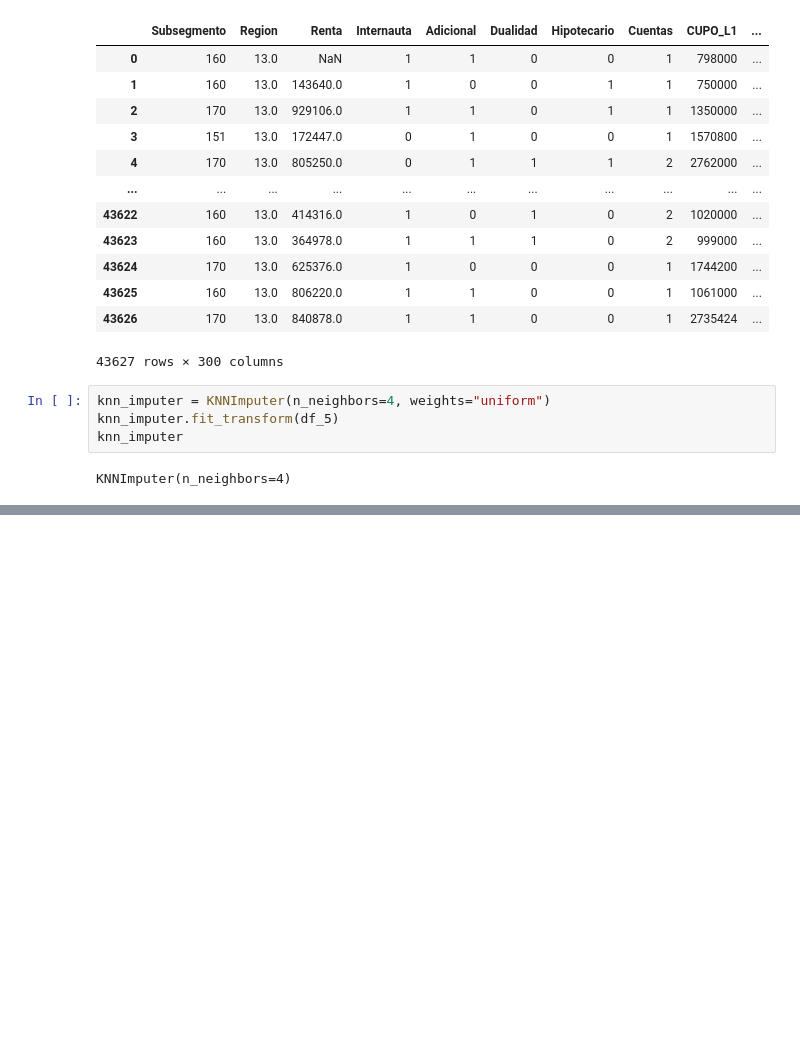
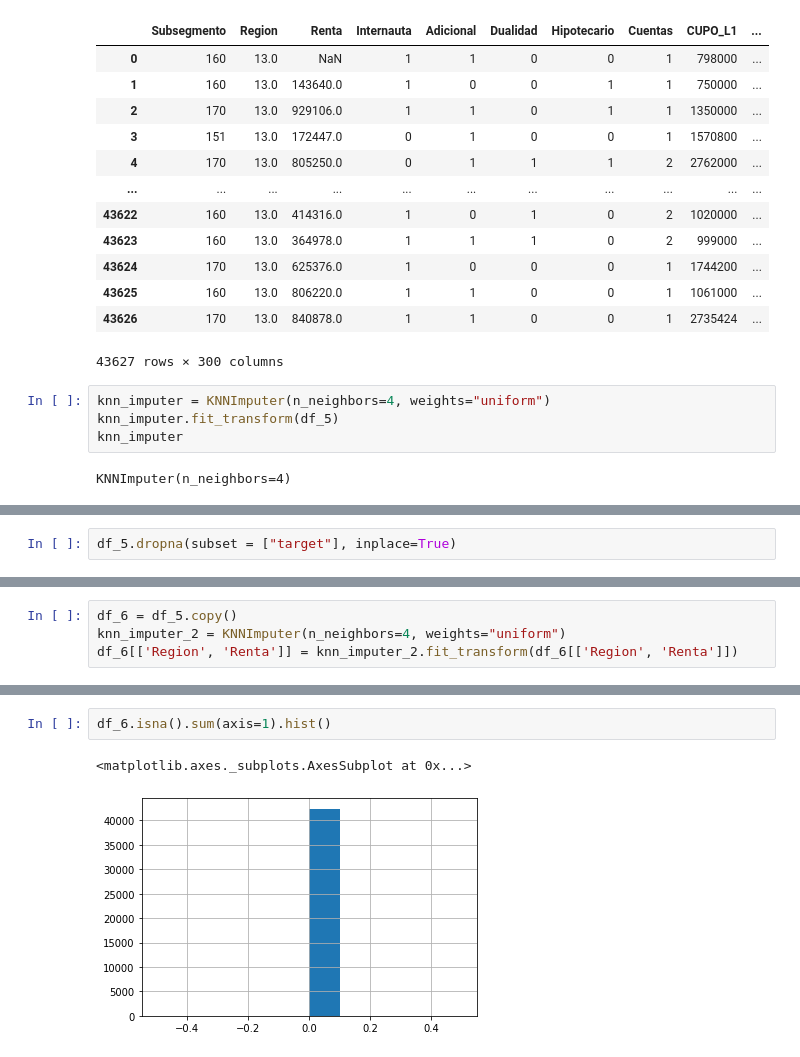
Before and after one commit to Maxibrionest/MachineLearning, a Jupyter notebook: Entrega2/Entrega2.ipynb, the cells around one changed output, grey strips where cells are left out. Drawn from its saved outputs; the diff is of its cells as text; blank space fills up the shorter version.

```diff
--- a/Entrega2/Entrega2.ipynb
+++ b/Entrega2/Entrega2.ipynb
@@ -683,0 +700,2 @@ df_5.isna().sum()
+# %%
+df_5.dropna(subset = ["target"], inplace=True)
@@ -683,0 +727,4 @@ df_5.isna().sum()
+# %%
+df_6 = df_5.copy()
+knn_imputer_2 = KNNImputer(n_neighbors=4, weights="uniform")
+df_6[['Region', 'Renta']] = knn_imputer_2.fit_transform(df_6[['Region', 'Renta']])
@@ -683,0 +746,5 @@ df_5.isna().sum()
+# %%
+df_6.isna().sum(axis=1).hist()
+# %% [output]
+<matplotlib.axes._subplots.AxesSubplot at 0x...>
+[figure, added]
```
Also changed, not shown: parts of 27 cells of this notebook.
